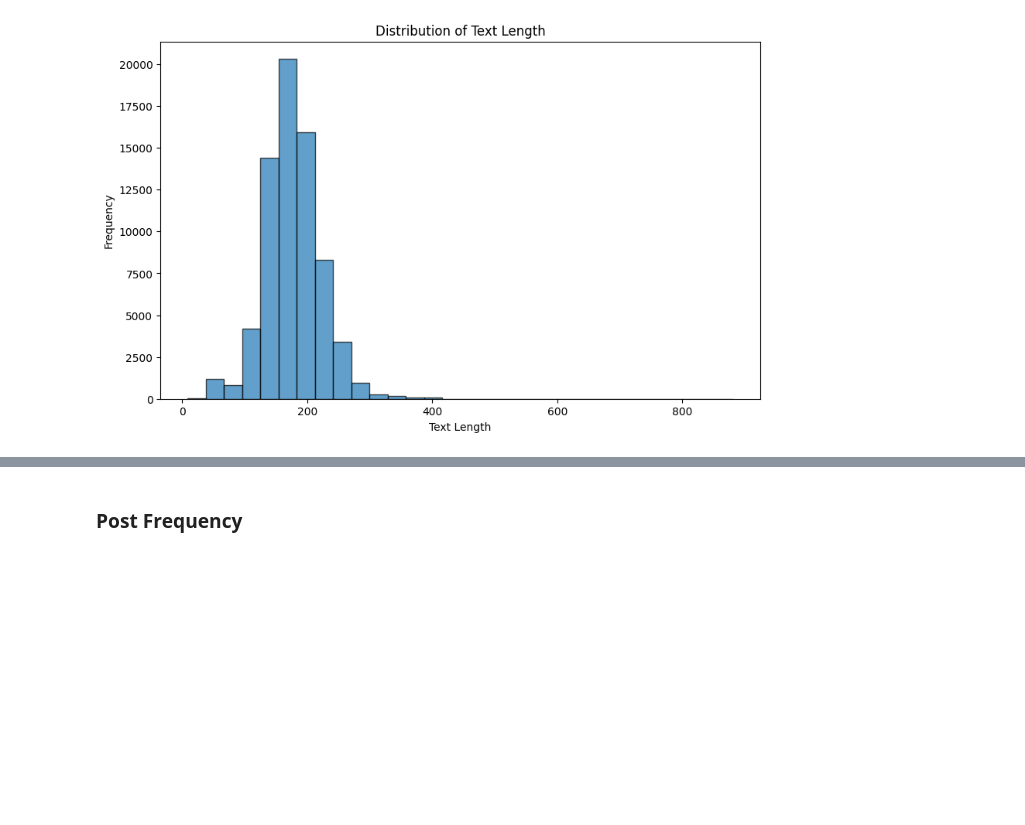
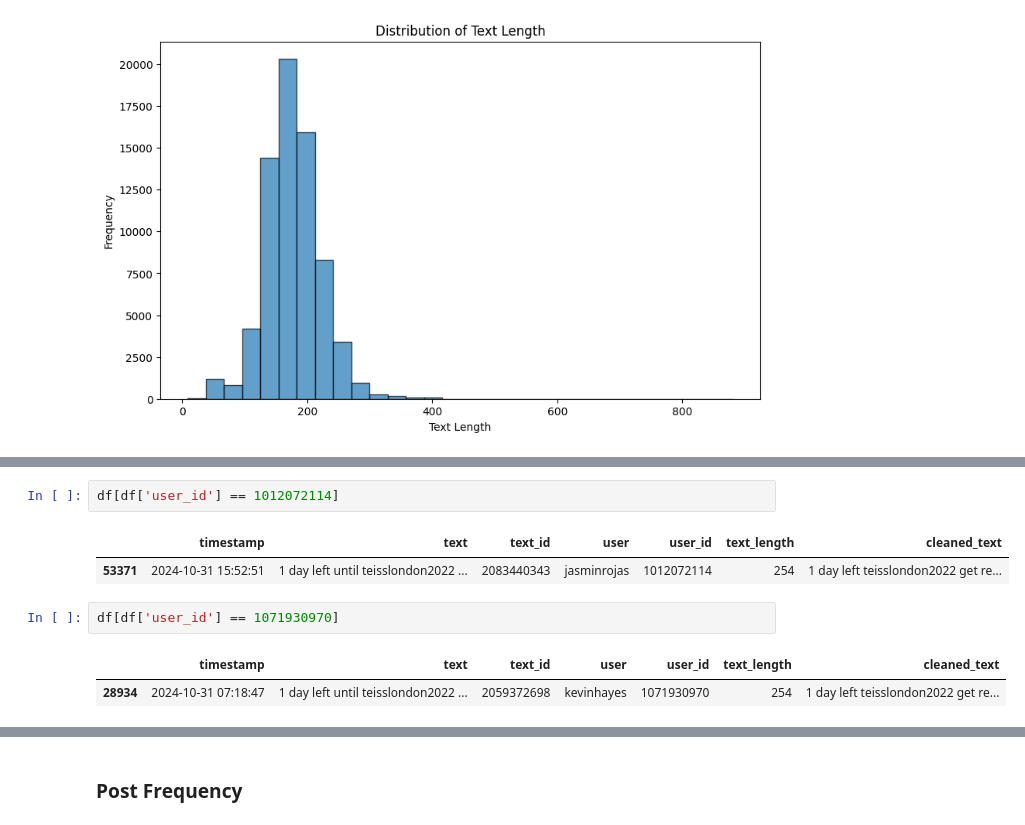
Before and after one commit to lgiesen/social-media-analysis, a Jupyter notebook: leo-text_analysis.ipynb, the cells around one changed output, grey strips where cells are left out. Cells and saved outputs as stored; diff of their text form; blank space fills up the shorter version.

```diff
--- a/leo-text_analysis.ipynb
+++ b/leo-text_analysis.ipynb
@@ -33,0 +294,10 @@ Median text length: 175.0
+# %%
+df[df['user_id'] == 1012072114]
+# %% [output]
+|  | timestamp | text | text_id | user | user_id | text_length | cleaned_text |
+| 53371 | 2024-10-31 15:52:51 | 1 day left until teisslondon2022 ... | 2083440343 | jasminrojas | 1012072114 | 254 | 1 day left teisslondon2022 get re... |
+# %%
+df[df['user_id'] == 1071930970]
+# %% [output]
+|  | timestamp | text | text_id | user | user_id | text_length | cleaned_text |
+| 28934 | 2024-10-31 07:18:47 | 1 day left until teisslondon2022 ... | 2059372698 | kevinhayes | 1071930970 | 254 | 1 day left teisslondon2022 get re... |
```
Also changed, not shown: parts of 28 cells of this notebook.
